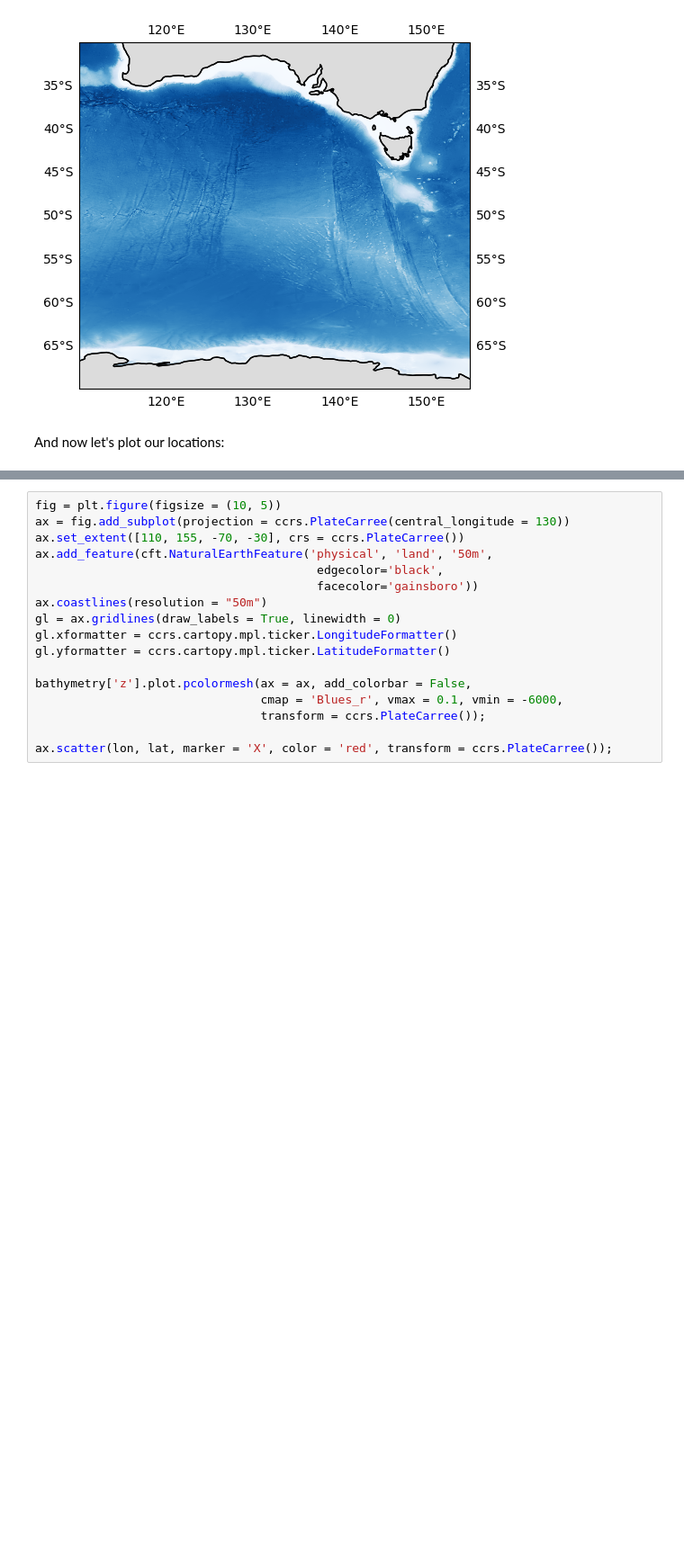
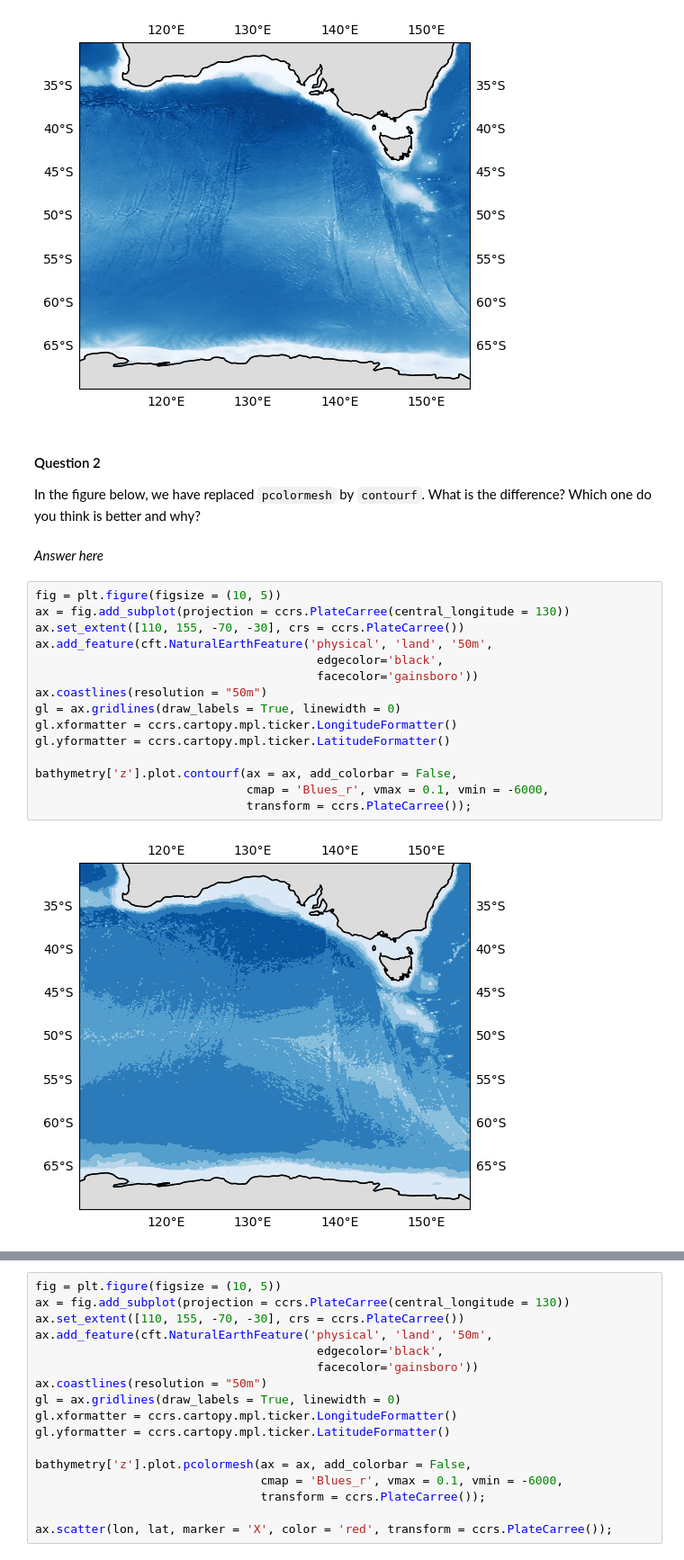
Before and after one commit to julia-neme/KSA_Observations_Modelling, a Jupyter notebook: Class1/2_Multiple_CTDs.ipynb, the cells around one changed output, grey strips where cells are left out. Shown at 90% size. Cells and saved outputs as stored; diff of their text form; blank space fills up the shorter version.

```diff
--- a/Class1/2_Multiple_CTDs.ipynb
+++ b/Class1/2_Multiple_CTDs.ipynb
@@ -107,5 +147,26 @@ bathymetry['z'].plot.pcolormesh(ax = ax, add_colorbar = False,
                                 transform = ccrs.PlateCarree());
 # %% [output]
 [figure]
-# %% [markdown]
-And now let's plot our locations:
+# %% [markdown]
+#### Question 2
+
+In the figure below, we have replaced `pcolormesh` by `contourf`. What is the difference? Which one do you think is better and why?
+# %% [markdown]
+*Answer here*
+# %%
+fig = plt.figure(figsize = (10, 5))
+ax = fig.add_subplot(projection = ccrs.PlateCarree(central_longitude = 130))
+ax.set_extent([110, 155, -70, -30], crs = ccrs.PlateCarree())
+ax.add_feature(cft.NaturalEarthFeature('physical', 'land', '50m',
+                                        edgecolor='black',
+                                        facecolor='gainsboro'))
+ax.coastlines(resolution = "50m")
+gl = ax.gridlines(draw_labels = True, linewidth = 0)
+gl.xformatter = ccrs.cartopy.mpl.ticker.LongitudeFormatter()
+gl.yformatter = ccrs.cartopy.mpl.ticker.LatitudeFormatter()
+
+bathymetry['z'].plot.contourf(ax = ax, add_colorbar = False,
+                              cmap = 'Blues_r', vmax = 0.1, vmin = -6000,
+                              transform = ccrs.PlateCarree());
+# %% [output]
+[figure, added]
```
Also changed, not shown: parts of 32 cells of this notebook, 2 other files.
